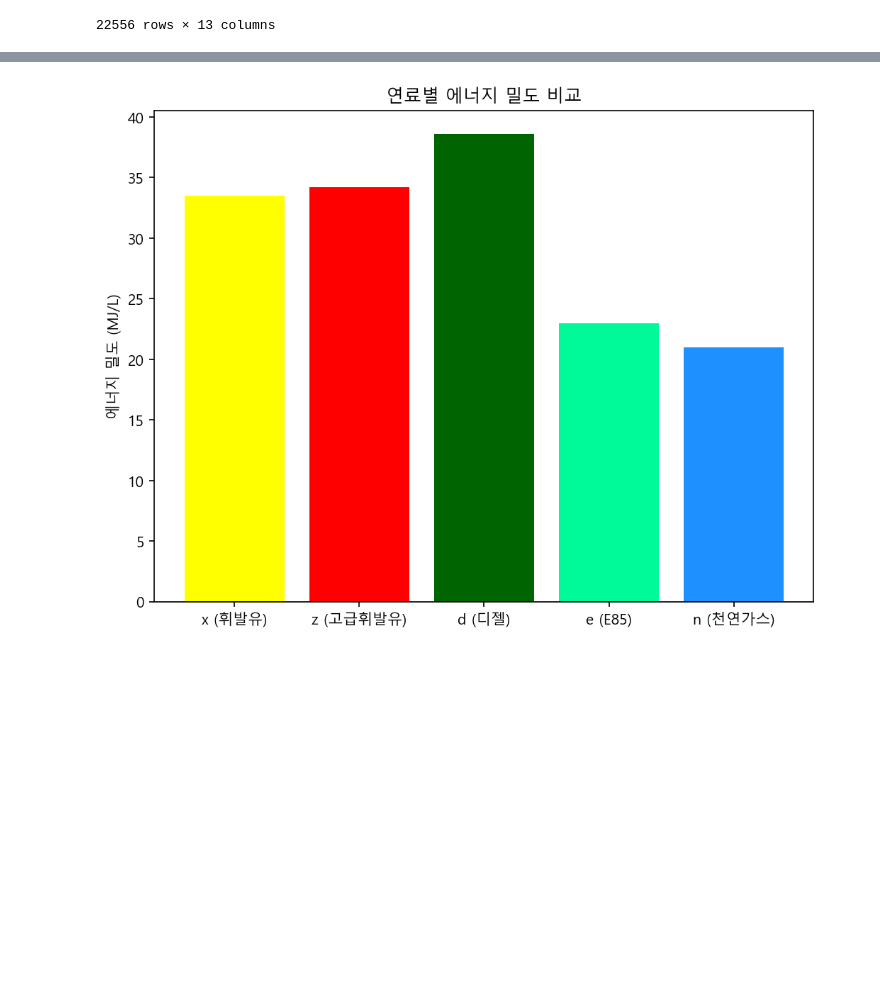
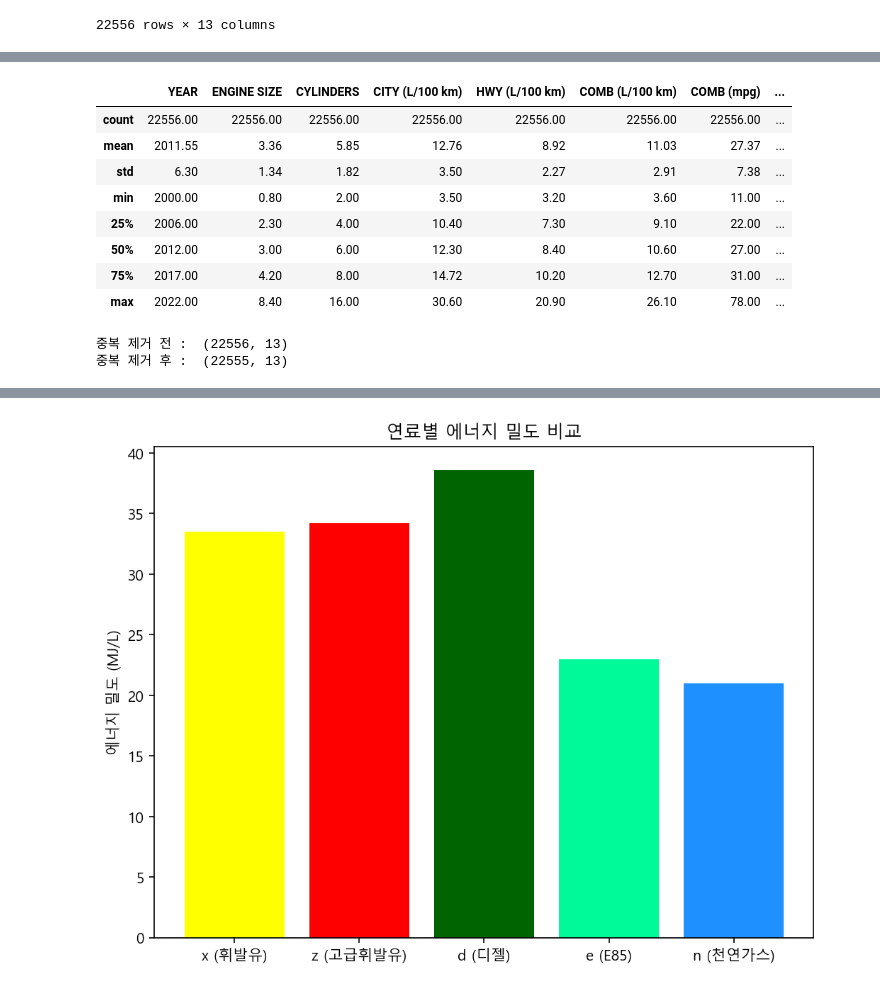
Before and after one commit to Magpie-Jo/Sparta, a Jupyter notebook: Project_11/노주현/Cars.ipynb, the cells around one changed output, grey strips where cells are left out. Cells and saved outputs as stored; diff of their text form; code cells hidden in the pictures; blank space fills up the shorter version.

```diff
--- a/Project_11/노주현/Cars.ipynb
+++ b/Project_11/노주현/Cars.ipynb
@@ -32,0 +89,27 @@ df
+# %%
+#컬럼별 기술 통계
+cars_dscr = cars.describe().round(2)
+cars_dscr_df = pd.DataFrame(cars_dscr , index = cars_dscr.index)
+
+cars_dscr_df # 컬럼별 통계치 확인
+# %% [output]
+|  | YEAR | ENGINE SIZE | CYLINDERS | CITY (L/100 km) | HWY (L/100 km) | COMB (L/100 km) | COMB (mpg) | ... |
+| count | 22556.00 | 22556.00 | 22556.00 | 22556.00 | 22556.00 | 22556.00 | 22556.00 | ... |
+| mean | 2011.55 | 3.36 | 5.85 | 12.76 | 8.92 | 11.03 | 27.37 | ... |
+| std | 6.30 | 1.34 | 1.82 | 3.50 | 2.27 | 2.91 | 7.38 | ... |
+| min | 2000.00 | 0.80 | 2.00 | 3.50 | 3.20 | 3.60 | 11.00 | ... |
+| 25% | 2006.00 | 2.30 | 4.00 | 10.40 | 7.30 | 9.10 | 22.00 | ... |
+| 50% | 2012.00 | 3.00 | 6.00 | 12.30 | 8.40 | 10.60 | 27.00 | ... |
+| 75% | 2017.00 | 4.20 | 8.00 | 14.72 | 10.20 | 12.70 | 31.00 | ... |
+| max | 2022.00 | 8.40 | 16.00 | 30.60 | 20.90 | 26.10 | 78.00 | ... |
+# %%
+# 중복치 제거
+cars_dup = cars.drop_duplicates()
+
+print("중복 제거 전 : ",cars.shape)
+print("중복 제거 후 : ",cars_dup.shape)
+
+cars_ch = cars_dup
+# %% [output]
+중복 제거 전 :  (22556, 13)
+중복 제거 후 :  (22555, 13)
```
Also changed, not shown: parts of 11 cells of this notebook.
